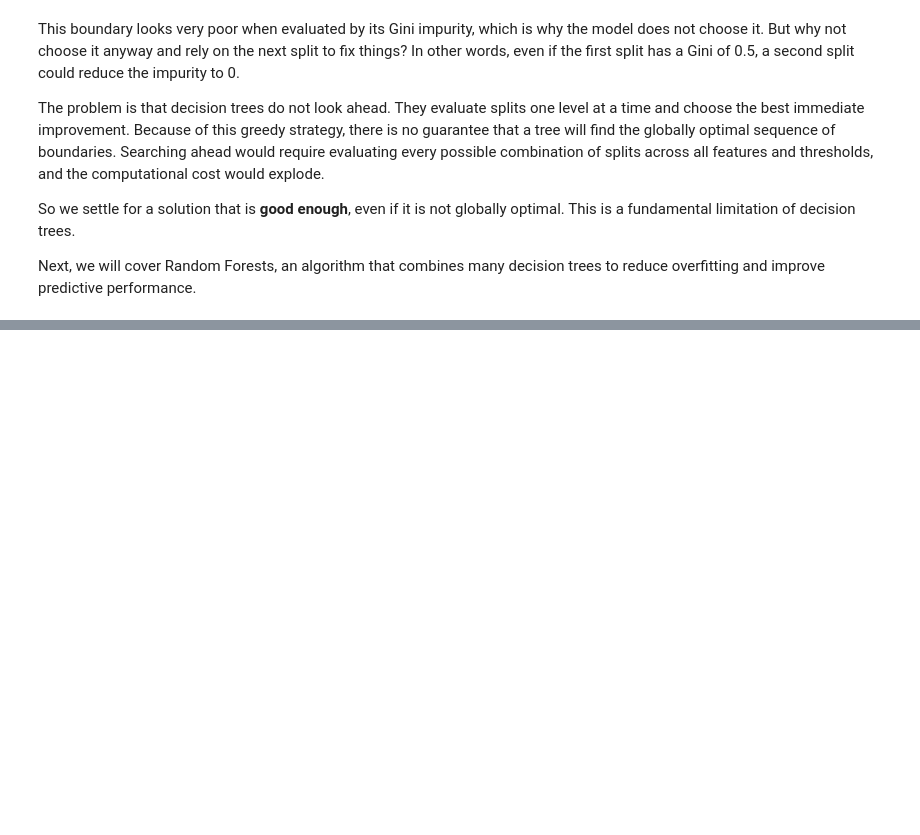
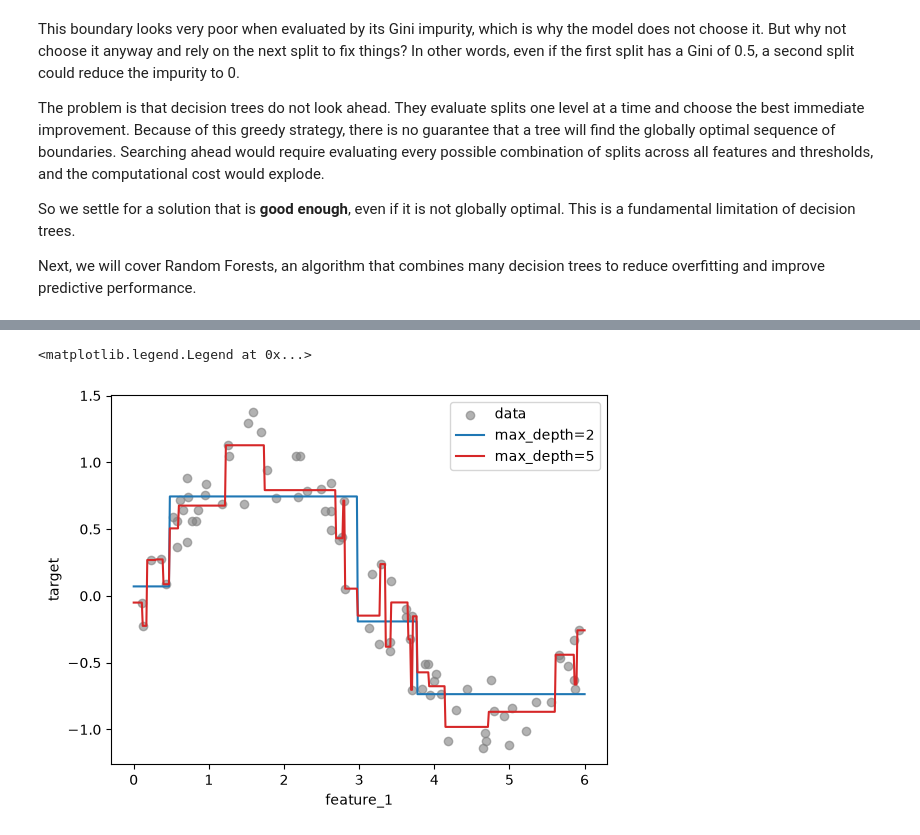
Before and after one commit to BredaUniversityADSAI/introduction-to-ml, a Jupyter notebook: self-study/009_decision_trees.ipynb, the cells around one changed output, grey strips where cells are left out. Drawn from its saved outputs; the diff is of its cells as text; code cells hidden in the pictures; blank space fills up the shorter version.

```diff
--- a/self-study/009_decision_trees.ipynb
+++ b/self-study/009_decision_trees.ipynb
@@ -1277,0 +1287,25 @@ Next, we will cover Random Forests, an algorithm that combines many decision tre
+# %%
+# DUMMY DATA GENERATION
+# DO NOT MODIFY
+np.random.seed(0) # fixed seed so that everyone gets the same data
+n = 80 # number of datapoints
+x_reg = np.sort(np.random.rand(n) * 6)
+y_reg = np.sin(x_reg) + np.random.normal(0, 0.2, n)
+X_reg = x_reg.reshape(-1, 1) # scikit-learn expects a table with one column per feature
+# %%
+from sklearn.tree import DecisionTreeRegressor
+
+x_plot = np.linspace(0, 6, 500).reshape(-1, 1)
+
+plt.figure(dpi=100)
+plt.scatter(x_reg, y_reg, color='grey', alpha=0.6, label='data')
+for depth, color in [(2, 'tab:blue'), (5, 'tab:red')]:
+    reg_tree = DecisionTreeRegressor(max_depth=depth, random_state=0)
+    reg_tree.fit(X_reg, y_reg)
+    plt.plot(x_plot, reg_tree.predict(x_plot), color=color, label=f'max_depth={depth}')
+plt.xlabel('feature_1')
+plt.ylabel('target')
+plt.legend()
+# %% [output]
+<matplotlib.legend.Legend at 0x...>
+[figure, added]
```
Also changed, not shown: parts of 6 cells of this notebook, 28 other files.
